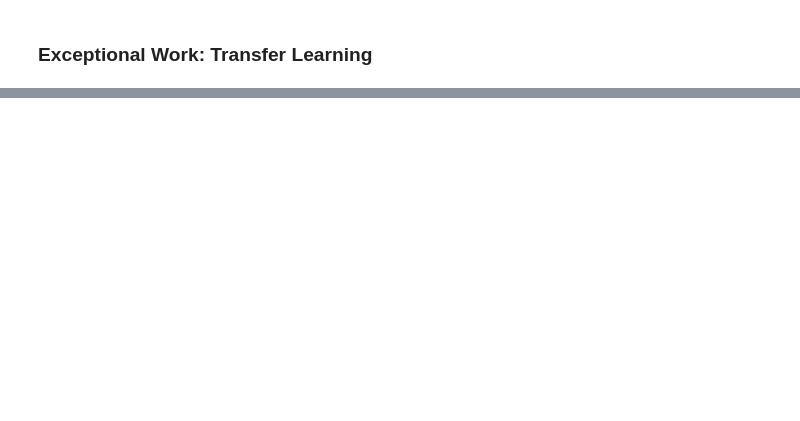
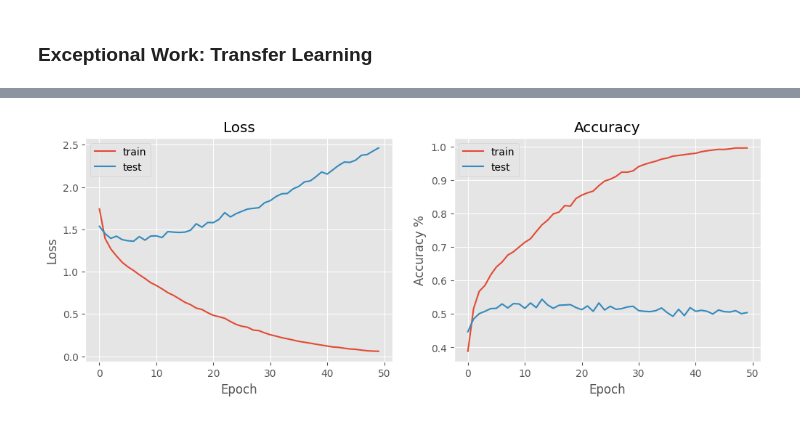
Before and after one commit to wyattsaltzman/ML-F23-Lab6, a Jupyter notebook: lab6.ipynb, the cells around one changed output, grey strips where cells are left out. Drawn from its saved outputs; the diff is of its cells as text; code cells hidden in the pictures; blank space fills up the shorter version.

```diff
--- a/lab6.ipynb
+++ b/lab6.ipynb
@@ -850,0 +884,20 @@ plt.show()
+# %%
+from tensorflow.keras.applications import VGG16
+from tensorflow.keras.models import Sequential
+from tensorflow.keras.layers import Flatten, Dense
+
+base_model = VGG16(weights='imagenet', include_top=False, input_shape=(32, 32, 3))
+
+model = Sequential()
+model.add(base_model)
+model.add(Flatten())
+model.add(Dense(256, activation='relu'))
+model.add(Dense(10, activation='softmax'))  # 10 classes in CIFAR-10
+
+for layer in base_model.layers:
+    layer.trainable = False
+
+model.compile(loss='categorical_crossentropy', optimizer='adam',  metrics=['accuracy'])
+model.build(input_shape=(None, IMG_HEIGHT, IMG_WIDTH, IMG_CHANNELS))
+
+print(model.summary())
@@ -850,0 +925,2 @@ plt.show()
+# %%
+model_history = model.fit(X_train, y_train_ohe, epochs=50, batch_size=32, validation_data=(X_test, y_test_ohe))
@@ -850,0 +945,23 @@ plt.show()
+# %%
+# Plot the loss and accuracy curves for training and validation
+
+plt.figure(figsize=(12, 4))
+plt.subplot(1, 2, 1)
+plt.plot(model_history.history['loss'], label='train')
+plt.plot(model_history.history['val_loss'], label='test')
+plt.ylabel('Loss')
+plt.xlabel('Epoch')
+plt.title('Loss')
+plt.legend()
+
+plt.subplot(1, 2, 2)
+plt.plot(model_history.history['accuracy'], label='train')
+plt.plot(model_history.history['val_accuracy'], label='test')
+plt.ylabel('Accuracy %')
+plt.xlabel('Epoch')
+plt.title('Accuracy')
+plt.legend()
+
+plt.show()
+# %% [output]
+[figure, added]
```
Also changed, not shown: parts of 13 cells of this notebook.
